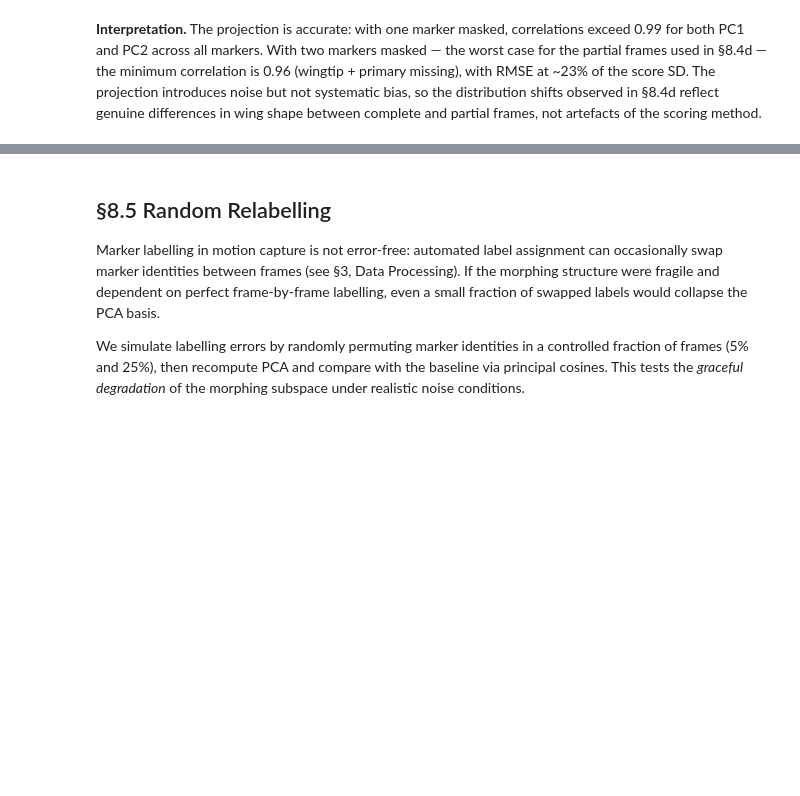
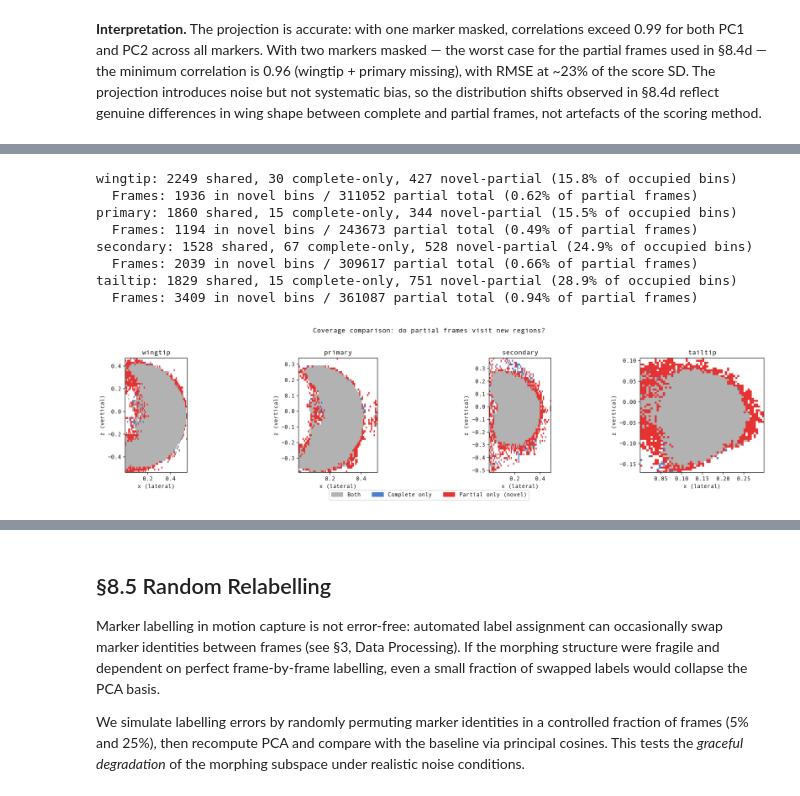
Before and after one commit to LydiaFrance/kinematic-morphospace, a Jupyter notebook: examples/hawks/06_RobustnessValidation.ipynb, the cells around one changed output, grey strips where cells are left out. Drawn from its saved outputs; the diff is of its cells as text; code cells hidden in the pictures; blank space fills up the shorter version.

```diff
--- a/examples/hawks/06_RobustnessValidation.ipynb
+++ b/examples/hawks/06_RobustnessValidation.ipynb
@@ -841 +817,80 @@ Saved: ../../figures/supplementary/S08_occlusion_bias.pdf
+# %%
+# --- Novel regions: positions in partial data absent from complete data ---
+# Bins where partial count > 0 but complete count == 0
+
+marker_names = ['wingtip', 'primary', 'secondary', 'tailtip']
+fig, axes = plt.subplots(1, 4, figsize=(18, 4))
+bins = 60
+
+for m, (name, ax) in enumerate(zip(marker_names, axes)):
+    # Complete frames
+    xc = complete_data[:, m, 0]
+    zc = complete_data[:, m, 2]
+
+    # Partial frames where this marker IS present
+    present = ~np.isnan(partial_data[:, m, 0])
+    xp = partial_data[present, m, 0]
+    zp = partial_data[present, m, 2]
+
+    x_range = (min(xc.min(), xp.min()), max(xc.max(), xp.max()))
+    z_range = (min(zc.min(), zp.min()), max(zc.max(), zp.max()))
+    hist_kw = dict(bins=bins, range=[x_range, z_range])
+
+    H_c, xedges, zedges = np.histogram2d(xc, zc, **hist_kw)
+    H_p, _, _ = np.histogram2d(xp, zp, **hist_kw)
+
+    # Three categories:
+    # - both have data (shared region)
+    # - only complete (complete-only)
+    # - only partial (novel region)
+    both = (H_c > 0) & (H_p > 0)
+    complete_only = (H_c > 0) & (H_p == 0)
+    novel = (H_c == 0) & (H_p > 0)
+
+    # Colour: grey=shared, blue=complete-only, red=novel
+    rgb = np.ones((*H_c.T.shape, 4))  # RGBA, start white
+    rgb[both.T] = [0.7, 0.7, 0.7, 1.0]       # grey
+    rgb[complete_only.T] = [0.3, 0.5, 0.8, 1.0]  # blue
+    rgb[novel.T] = [0.9, 0.2, 0.2, 1.0]       # red
+
+    ax.imshow(rgb, origin='lower',
+              extent=[x_range[0], x_range[1], z_range[0], z_range[1]],
+              aspect='equal')
+    ax.set_xlabel('x (lateral)')
+    ax.set_ylabel('z (vertical)')
+    ax.set_title(name)
+
+    n_shared = both.sum()
+    n_complete_only = complete_only.sum()
+    n_novel = novel.sum()
+    n_occupied = n_shared + n_complete_only + n_novel
+    # Frame counts in each category
+    frames_shared = H_p[both].sum()
+    frames_novel = H_p[novel].sum()
+    frames_partial_total = H_p[H_p > 0].sum()
+    print(f'{name}: {n_shared} shared, {n_complete_only} complete-only, '
+          f'{n_novel} novel-partial ({n_novel/n_occupied:.1%} of occupied bins)')
+    print(f'  Frames: {frames_novel:.0f} in novel bins / {frames_partial_total:.0f} partial total '
+          f'({frames_novel/frames_partial_total:.2%} of partial frames)')
+
+# Legend
+from matplotlib.patches import Patch
+fig.legend([Patch(color=[0.7, 0.7, 0.7]), Patch(color=[0.3, 0.5, 0.8]),
+            Patch(color=[0.9, 0.2, 0.2])],
+           ['Both', 'Complete only', 'Partial only (novel)'],
+           loc='lower center', ncol=3, bbox_to_anchor=(0.5, -0.05))
+
+fig.suptitle('Coverage comparison: do partial frames visit new regions?', y=1.02)
+fig.tight_layout()
+plt.show()
+# %% [output]
+wingtip: 2249 shared, 30 complete-only, 427 novel-partial (15.8% of occupied bins)
+  Frames: 1936 in novel bins / 311052 partial total (0.62% of partial frames)
+primary: 1860 shared, 15 complete-only, 344 novel-partial (15.5% of occupied bins)
+  Frames: 1194 in novel bins / 243673 partial total (0.49% of partial frames)
+secondary: 1528 shared, 67 complete-only, 528 novel-partial (24.9% of occupied bins)
+  Frames: 2039 in novel bins / 309617 partial total (0.66% of partial frames)
+tailtip: 1829 shared, 15 complete-only, 751 novel-partial (28.9% of occupied bins)
+  Frames: 3409 in novel bins / 361087 partial total (0.94% of partial frames)
+[figure, added]
 # %% [markdown]
```
Also changed, not shown: parts of 15 cells of this notebook.
